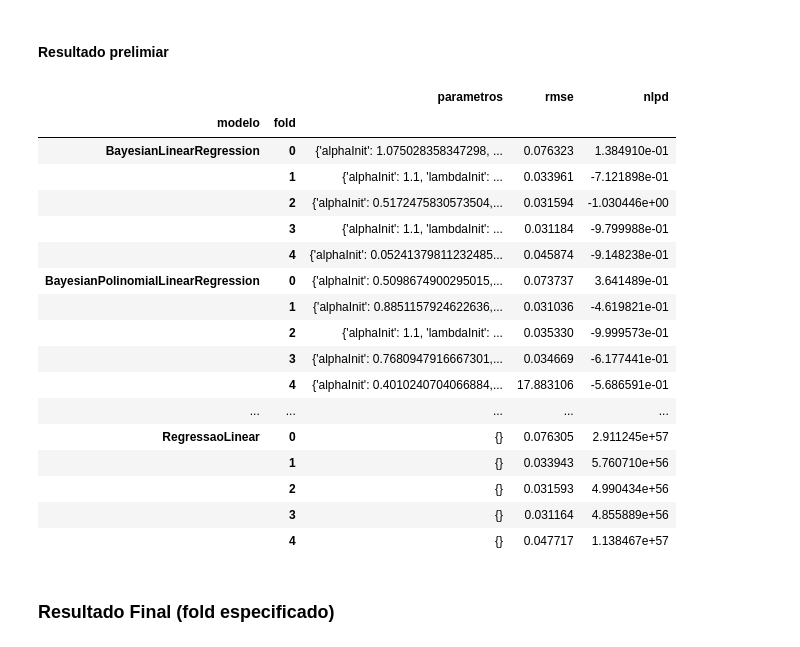
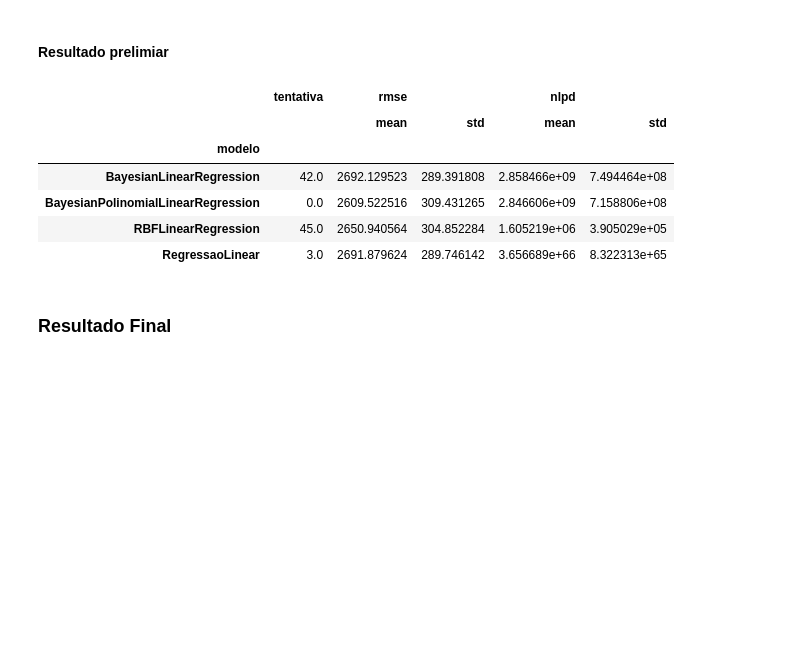
Before and after one commit to JordaoMemoria/topicosTrabalhoFinal, a Jupyter notebook: TreinamentoRegressao.ipynb, the cells around one changed output. Drawn from its saved outputs; the diff is of its cells as text; code cells hidden in the pictures; blank space fills up the shorter version.

```diff
--- a/TreinamentoRegressao.ipynb
+++ b/TreinamentoRegressao.ipynb
@@ -387,5 +437,0 @@ if treinar['GP']:
-# %%
-if treinar['RegressaoLinear']:
-    resultado_parcial = validacao_cruzada(Modelo=RegressaoLinear, dominio=dominio_regressao_linear, X=X_train, y=y_train, metrica=metrica)
-    relatorio_modelos = pd.concat([relatorio_modelos, resultado_parcial])
-    resultado_parcial.to_csv(f'resultados/parciais/RegressaoLinear_{metrica}_{fold_externo}.csv')
@@ -403,5 +437,0 @@ not enough values to unpack (expected 2, got 0)
-# %%
-if treinar['BayesianLinearRegression']:
-    resultado_parcial = validacao_cruzada(Modelo=BayesianLinearRegression, dominio=dominio_regressao_linear_bayesiana, X=X_train, y=y_train, metrica=metrica)
-    relatorio_modelos = pd.concat([relatorio_modelos, resultado_parcial])
-    resultado_parcial.to_csv(f'resultados/parciais/BayesianLinearRegression_{metrica}_{fold_externo}.csv')
@@ -419,5 +437,0 @@ if treinar['BayesianLinearRegression']:
-# %%
-if treinar['BayesianPolinomialLinearRegression']:
-    resultado_parcial = validacao_cruzada(Modelo=BayesianPolinomialLinearRegression, dominio=dominio_regressao_linear_bayesiana_polinomial, X=X_train, y=y_train, metrica=metrica)
-    relatorio_modelos = pd.concat([relatorio_modelos, resultado_parcial])
-    resultado_parcial.to_csv(f'resultados/parciais/BayesianPolinomialLinearRegression_{metrica}_{fold_externo}.csv')
@@ -430,5 +437,0 @@ if treinar['BayesianPolinomialLinearRegression']:
-# %%
-if treinar['RBFLinearRegression']:
-    resultado_parcial = validacao_cruzada(Modelo=RBFLinearRegression, dominio=dominio_regressao_linear_bayesiana_rbf, X=X_train, y=y_train, metrica=metrica)
-    relatorio_modelos = pd.concat([relatorio_modelos, resultado_parcial])
-    resultado_parcial.to_csv(f'resultados/parciais/RBFLinearRegression_{metrica}_{fold_externo}.csv')
@@ -441,26 +438,21 @@ if treinar['RBFLinearRegression']:
 # %% [markdown]
 #### Resultado prelimiar
-# %%
-relatorio_condensado = relatorio_modelos.sort_values(['rmse', 'nlpd']).groupby(['modelo', 'fold']).first()
-relatorio_condensado
-# %% [output]
-|  |  | parametros | rmse | nlpd |
-| modelo | fold |  |  |  |
-| BayesianLinearRegression | 0 | {'alphaInit': 1.075028358347298, ... | 0.076323 | 1.384910e-01 |
-|  | 1 | {'alphaInit': 1.1, 'lambdaInit': ... | 0.033961 | -7.121898e-01 |
-|  | 2 | {'alphaInit': 0.5172475830573504,... | 0.031594 | -1.030446e+00 |
-|  | 3 | {'alphaInit': 1.1, 'lambdaInit': ... | 0.031184 | -9.799988e-01 |
-|  | 4 | {'alphaInit': 0.05241379811232485... | 0.045874 | -9.148238e-01 |
-| BayesianPolinomialLinearRegression | 0 | {'alphaInit': 0.5098674900295015,... | 0.073737 | 3.641489e-01 |
-|  | 1 | {'alphaInit': 0.8851157924622636,... | 0.031036 | -4.619821e-01 |
-|  | 2 | {'alphaInit': 1.1, 'lambdaInit': ... | 0.035330 | -9.999573e-01 |
-|  | 3 | {'alphaInit': 0.7680947916667301,... | 0.034669 | -6.177441e-01 |
-|  | 4 | {'alphaInit': 0.4010240704066884,... | 17.883106 | -5.686591e-01 |
-| ... | ... | ... | ... | ... |
-| RegressaoLinear | 0 | {} | 0.076305 | 2.911245e+57 |
-|  | 1 | {} | 0.033943 | 5.760710e+56 |
-|  | 2 | {} | 0.031593 | 4.990434e+56 |
-|  | 3 | {} | 0.031164 | 4.855889e+56 |
-|  | 4 | {} | 0.047717 | 1.138467e+57 |
+# %%
+relatorio_condensado = \
+relatorio_modelos.groupby(['modelo', 'tentativa']) \
+                  .agg(['mean', 'std']) \
+                  .reset_index() \
+                  .sort_values(by=(metrica, 'mean')) \
+                  .groupby('modelo').first()
+
+relatorio_condensado
+# %% [output]
+|  | tentativa | rmse |  | nlpd |  |
+|  |  | mean | std | mean | std |
+| modelo |  |  |  |  |  |
+| BayesianLinearRegression | 42.0 | 2692.129523 | 289.391808 | 2.858466e+09 | 7.494464e+08 |
+| BayesianPolinomialLinearRegression | 0.0 | 2609.522516 | 309.431265 | 2.846606e+09 | 7.158806e+08 |
+| RBFLinearRegression | 45.0 | 2650.940564 | 304.852284 | 1.605219e+06 | 3.905029e+05 |
+| RegressaoLinear | 3.0 | 2691.879624 | 289.746142 | 3.656689e+66 | 8.322313e+65 |
 # %% [markdown]
-### Resultado Final (fold especificado)
+### Resultado Final
```
Also changed, not shown: parts of 14 cells of this notebook, 4 other files.
